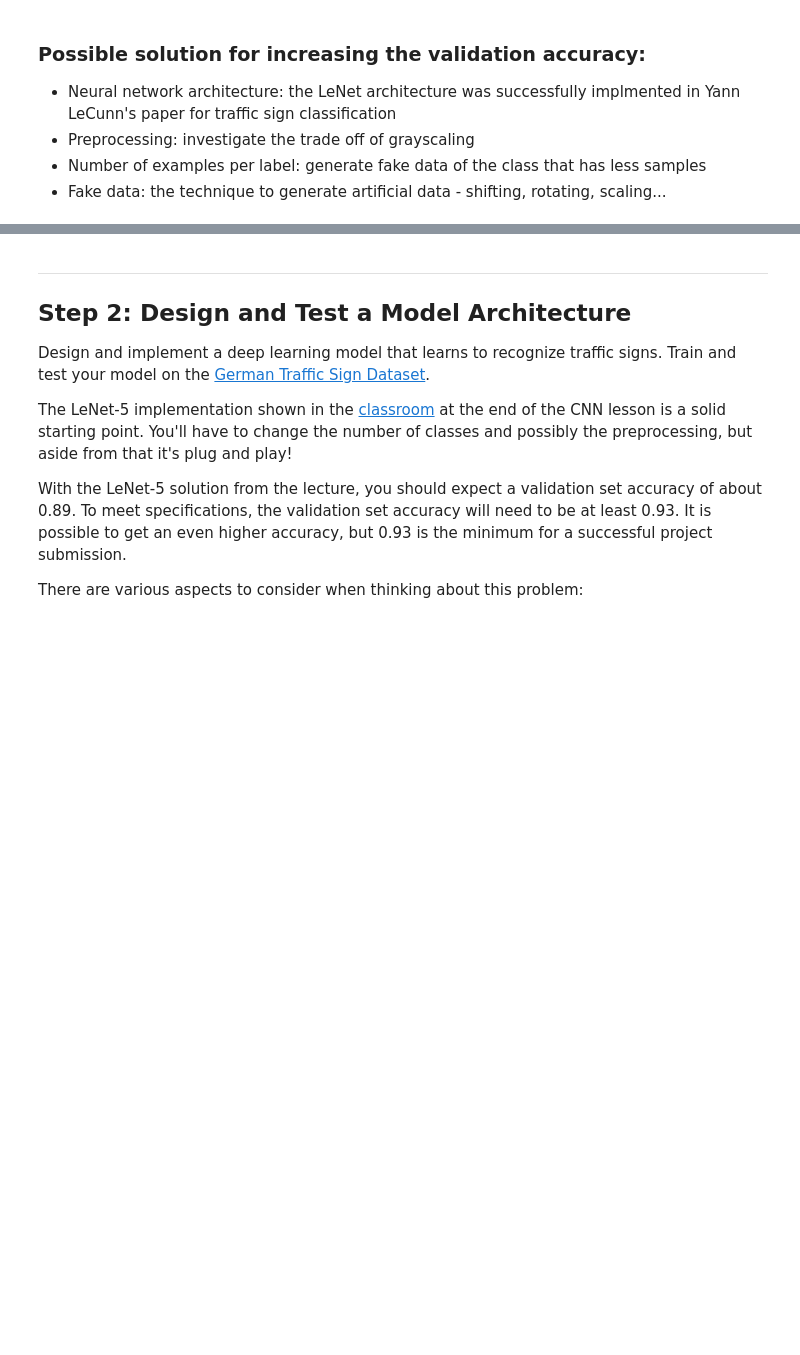
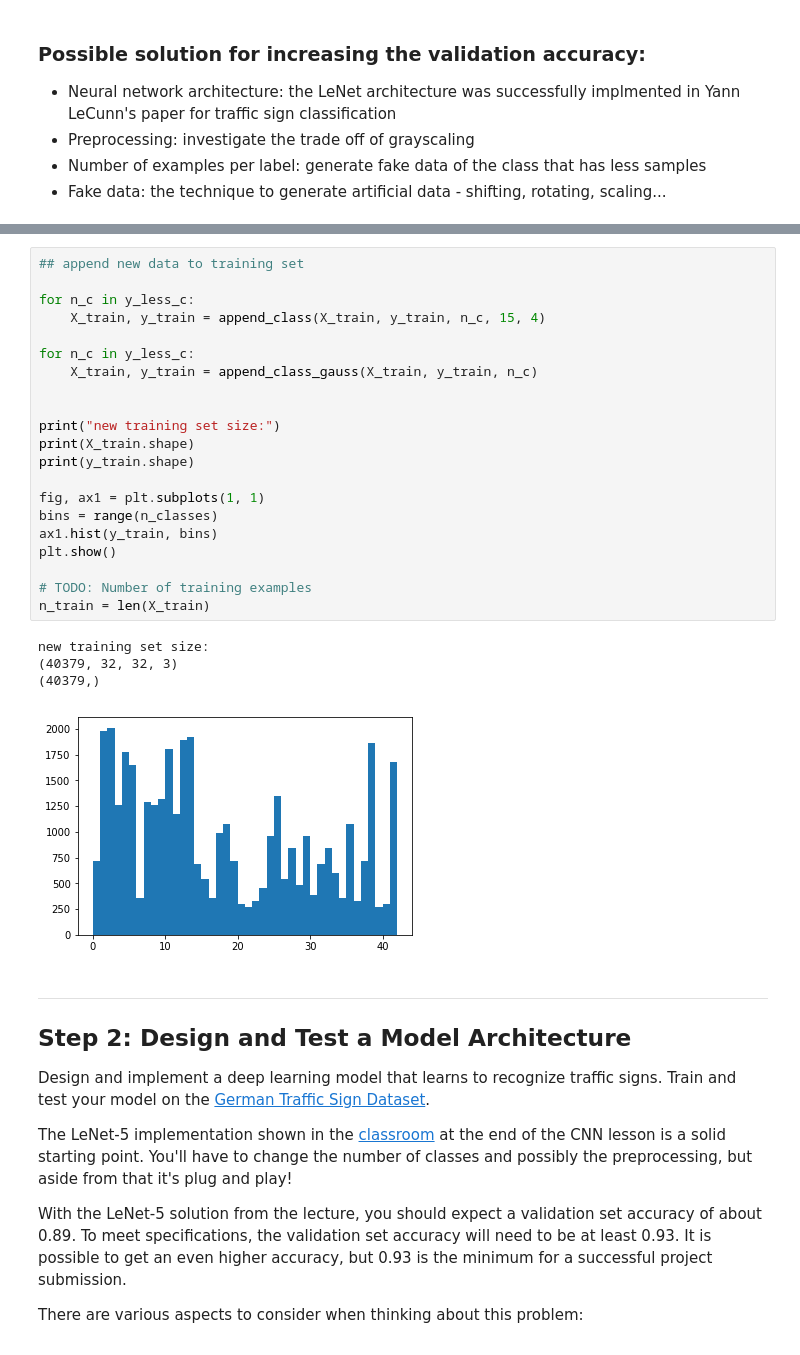
Before and after one commit to weihunko/CarND-Traffic-Sign-Classifier-Project, a Jupyter notebook: Traffic_Sign_Classifier.ipynb, the cells around one changed output, grey strips where cells are left out. Saved outputs shown, nothing was run; the diff lists cells and outputs as text; blank space fills up the shorter version.

```diff
--- a/Traffic_Sign_Classifier.ipynb
+++ b/Traffic_Sign_Classifier.ipynb
@@ -208,3 +230,29 @@ n_train = len(X_train)
+# %%
+## append new data to training set
+
+for n_c in y_less_c:
+    X_train, y_train = append_class(X_train, y_train, n_c, 15, 4)
+
+for n_c in y_less_c:
+    X_train, y_train = append_class_gauss(X_train, y_train, n_c)
+
+
+print("new training set size:")
+print(X_train.shape)
+print(y_train.shape)
+
+fig, ax1 = plt.subplots(1, 1)
+bins = range(n_classes)
+ax1.hist(y_train, bins)
+plt.show()
+
+# TODO: Number of training examples
+n_train = len(X_train)
+# %% [output]
+new training set size:
+(40379, 32, 32, 3)
+(40379,)
+[figure, added]
 # %% [markdown]
 ----
 
```
Also changed, not shown: parts of 10 cells of this notebook, 10 other files.
